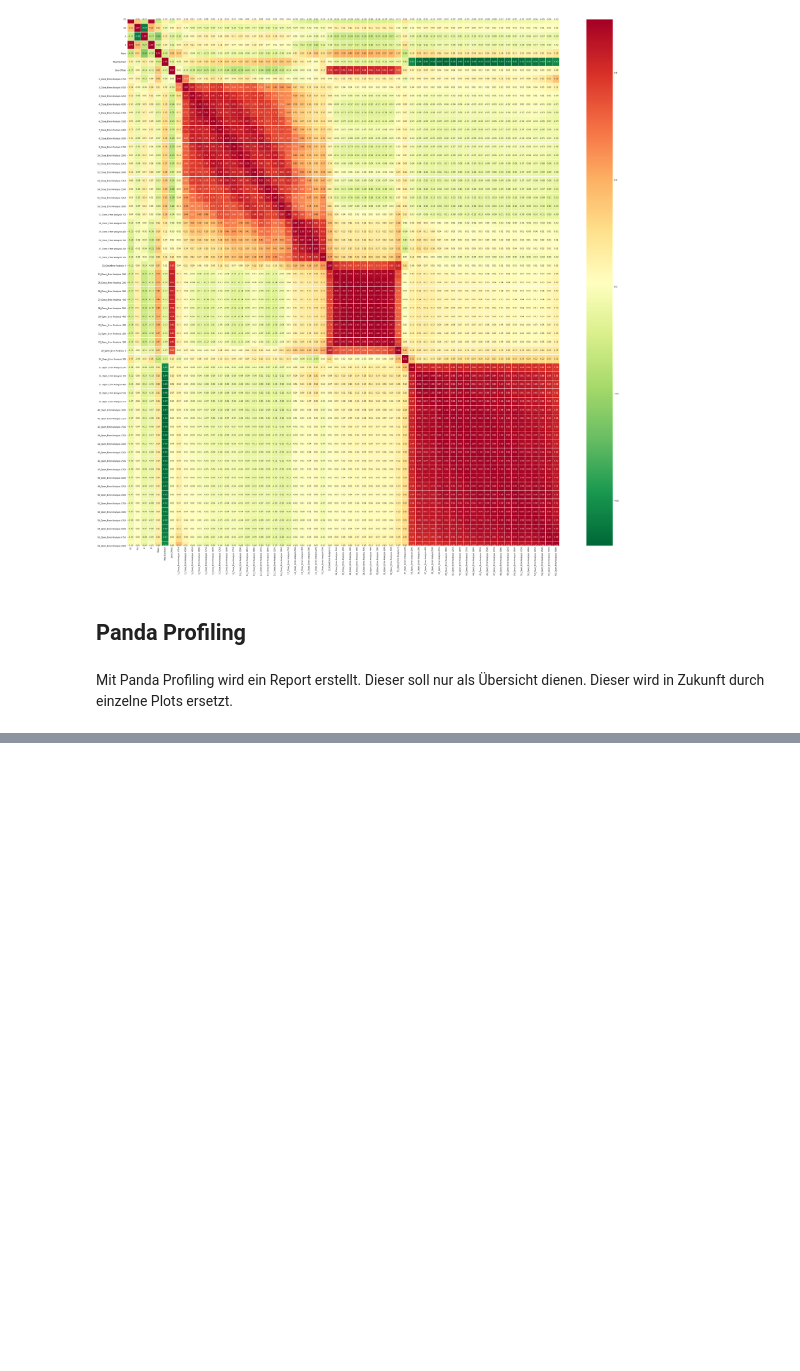
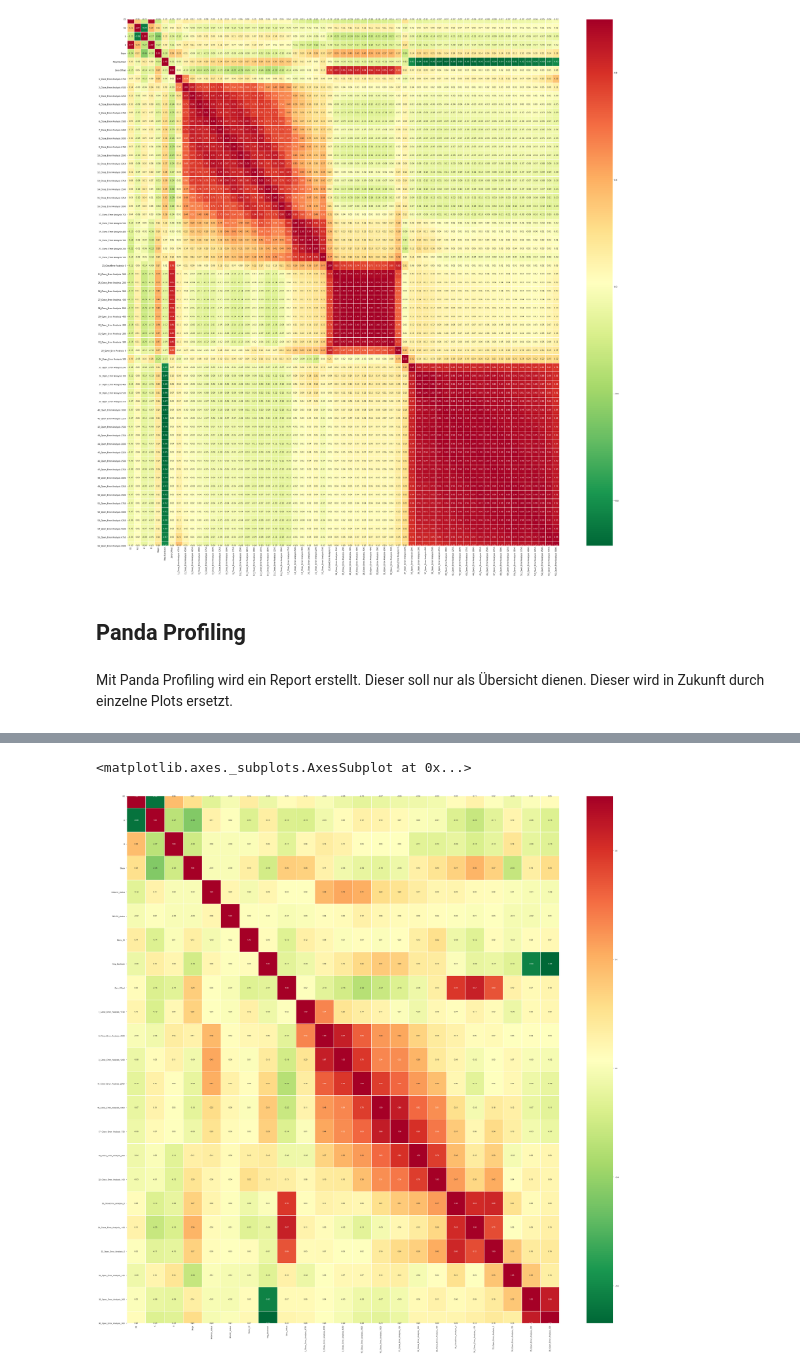
Before and after one commit to maesi/cas-ml-projekt, a Jupyter notebook: Innovationsprojekt.ipynb, the cells around one changed output, grey strips where cells are left out. Drawn from its saved outputs; the diff is of its cells as text; code cells hidden in the pictures; blank space fills up the shorter version.

```diff
--- a/Innovationsprojekt.ipynb
+++ b/Innovationsprojekt.ipynb
@@ -277,0 +303,4 @@ Mit Panda Profiling wird ein Report erstellt. Dieser soll nur als Übersicht die
+# %%
+features_to_drop = ['11_Close_Error_Analysis_2250', '12_Close_Error_Analysis_2000', '13_Close_Error_Analysis_1750', '14_Close_Error_Analysis_1500', '15_Close_Error_Analysis_1250', '19_Close_Error_Analysis_400', '20_Close_Error_Analysis_300', '21_Close_Error_Analysis_200', '25_Close_Error_Analysis_-200', '26_Close_Error_Analysis_-300', '27_Close_Error_Analysis_-400', '28_Close_Error_Analysis_-500', '29_Open_Error_Analysis_-400', '30_Open_Error_Analysis_-300', '31_Open_Error_Analysis_-200', '32_Open_Error_Analysis_-100', '37_Open_Error_Analysis_400', '38_Open_Error_Analysis_500', '39_Open_Error_Analysis_750', '40_Open_Error_Analysis_1000', '41_Open_Error_Analysis_1250', '42_Open_Error_Analysis_1500', '43_Open_Error_Analysis_1750', '44_Open_Error_Analysis_2000', '45_Open_Error_Analysis_2250', '46_Open_Error_Analysis_2500', '47_Open_Error_Analysis_2750', '48_Open_Error_Analysis_3000', '49_Open_Error_Analysis_3250', '4_Close_Error_Analysis_4000', '50_Open_Error_Analysis_3500', '51_Open_Error_Analysis_3750', '52_Open_Error_Analysis_4000', '53_Open_Error_Analysis_4250', '54_Open_Error_Analysis_4500', '55_Open_Error_Analysis_4750', '56_Open_Error_Analysis_5000', '5_Close_Error_Analysis_3750', '6_Close_Error_Analysis_3500', '7_Close_Error_Analysis_3250', '8_Close_Error_Analysis_3000', '9_Close_Error_Analysis_2750', 'C0', 'ZeroOffset_Status' ]
+# %%
+df_ad = df.drop(features_to_drop, axis= 1)
@@ -277,0 +318,4 @@ Mit Panda Profiling wird ein Report erstellt. Dieser soll nur als Übersicht die
+# %%
+df_ad.lin0error_status = df_ad.lin0error_status.astype('int')
+df_ad.BKLSH_status = df_ad.BKLSH_status.astype('int')
+df_ad.Motor_ID = df_ad.Motor_ID.astype('int')
@@ -277,0 +342,6 @@ Mit Panda Profiling wird ein Report erstellt. Dieser soll nur als Übersicht die
+# %%
+plt.subplots(figsize=(50, 50))
+sns.heatmap(df_ad.corr(), annot=True, cmap='RdYlGn_r', linewidths=0.5, fmt='.2f')
+# %% [output]
+<matplotlib.axes._subplots.AxesSubplot at 0x...>
+[figure, added]
```
Also changed, not shown: parts of 62 cells of this notebook, 2 other files.
